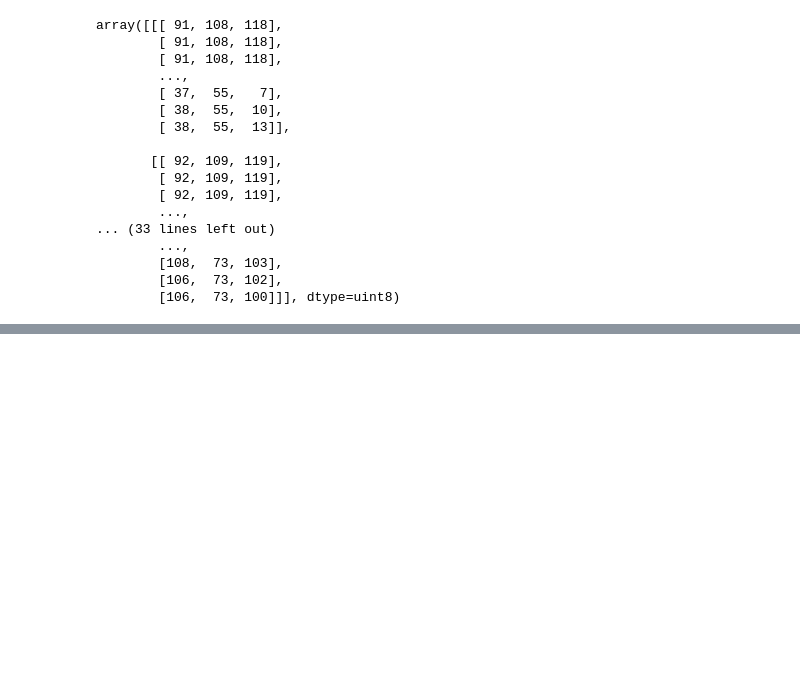
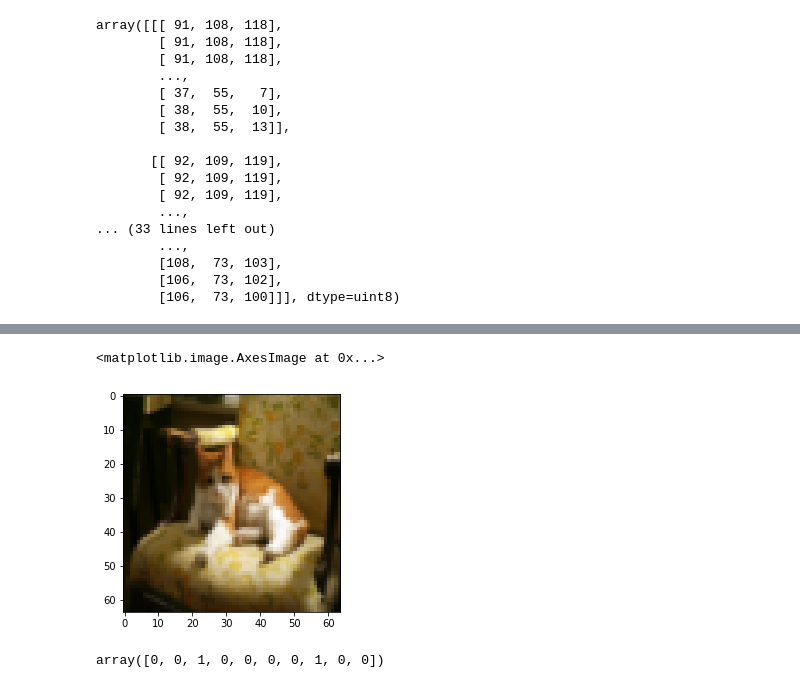
Before and after one commit to smonodeep/compile, a Jupyter notebook: Image Recognition Basics.ipynb, the cells around one changed output, grey strips where cells are left out. Drawn from its saved outputs; the diff is of its cells as text; code cells hidden in the pictures; blank space fills up the shorter version.

```diff
--- a/Image Recognition Basics.ipynb
+++ b/Image Recognition Basics.ipynb
@@ -35,0 +60,3 @@ array([[[ 91, 108, 118],
+# %%
+train_dataset=h5py.File('train_catvnoncat.h5')
+test_dataset=h5py.File('test_catvnoncat.h5')
@@ -35,0 +67,2 @@ array([[[ 91, 108, 118],
+# %%
+train_x=np.array(train_dataset['train_set_x'][:])
@@ -35,0 +73,5 @@ array([[[ 91, 108, 118],
+# %%
+plt.imshow(train_x[7])
+# %% [output]
+<matplotlib.image.AxesImage at 0x...>
+[figure, added]
@@ -35,0 +80,4 @@ array([[[ 91, 108, 118],
+# %%
+train_y[0:10]
+# %% [output]
+array([0, 0, 1, 0, 0, 0, 0, 1, 0, 0])
```
Also changed, not shown: parts of 50 cells of this notebook.
